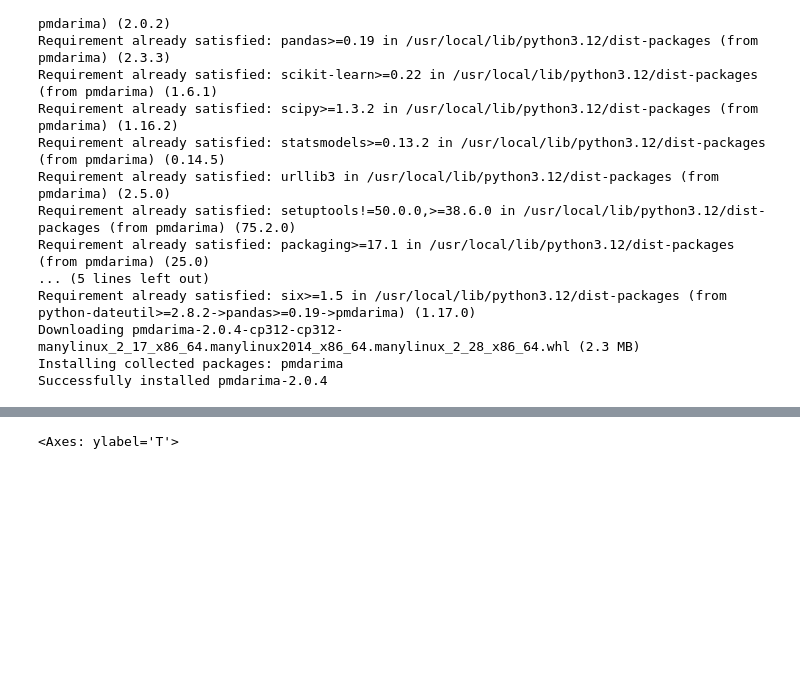
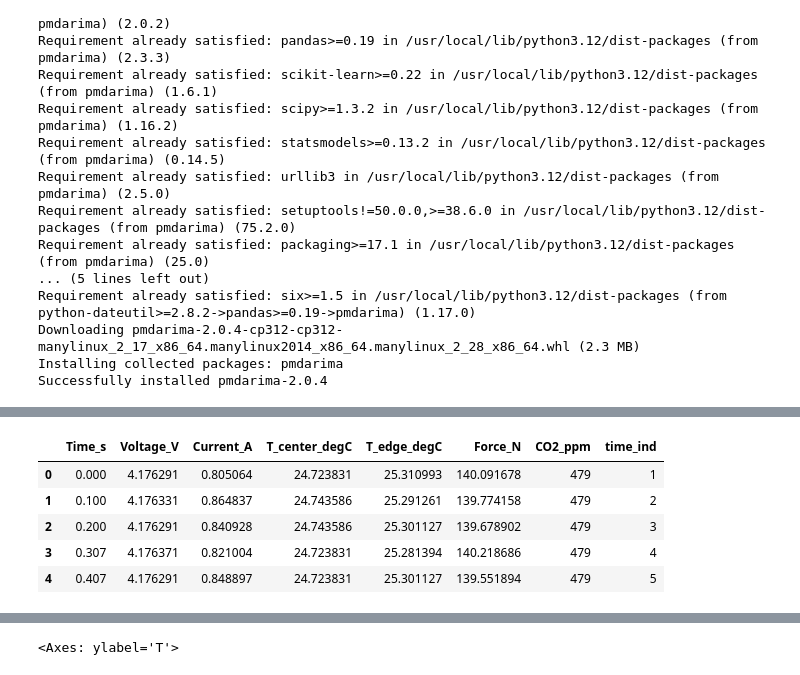
Before and after one commit to rhqrhq/Adversarial_Examples_Papers, a Jupyter notebook: pTRpred.ipynb, the cells around one changed output, grey strips where cells are left out. Saved outputs shown, nothing was run; the diff lists cells and outputs as text; code cells hidden in the pictures; blank space fills up the shorter version.

```diff
--- a/pTRpred.ipynb
+++ b/pTRpred.ipynb
@@ -1260,0 +1293,9 @@ def plot_detection_overlay(
+# %%
+df1.head(5)
+# %% [output]
+|  | Time_s | Voltage_V | Current_A | T_center_degC | T_edge_degC | Force_N | CO2_ppm | time_ind |
+| 0 | 0.000 | 4.176291 | 0.805064 | 24.723831 | 25.310993 | 140.091678 | 479 | 1 |
+| 1 | 0.100 | 4.176331 | 0.864837 | 24.743586 | 25.291261 | 139.774158 | 479 | 2 |
+| 2 | 0.200 | 4.176291 | 0.840928 | 24.743586 | 25.301127 | 139.678902 | 479 | 3 |
+| 3 | 0.307 | 4.176371 | 0.821004 | 24.723831 | 25.281394 | 140.218686 | 479 | 4 |
+| 4 | 0.407 | 4.176291 | 0.848897 | 24.723831 | 25.301127 | 139.551894 | 479 | 5 |
```
Also changed, not shown: parts of 13 cells of this notebook.
